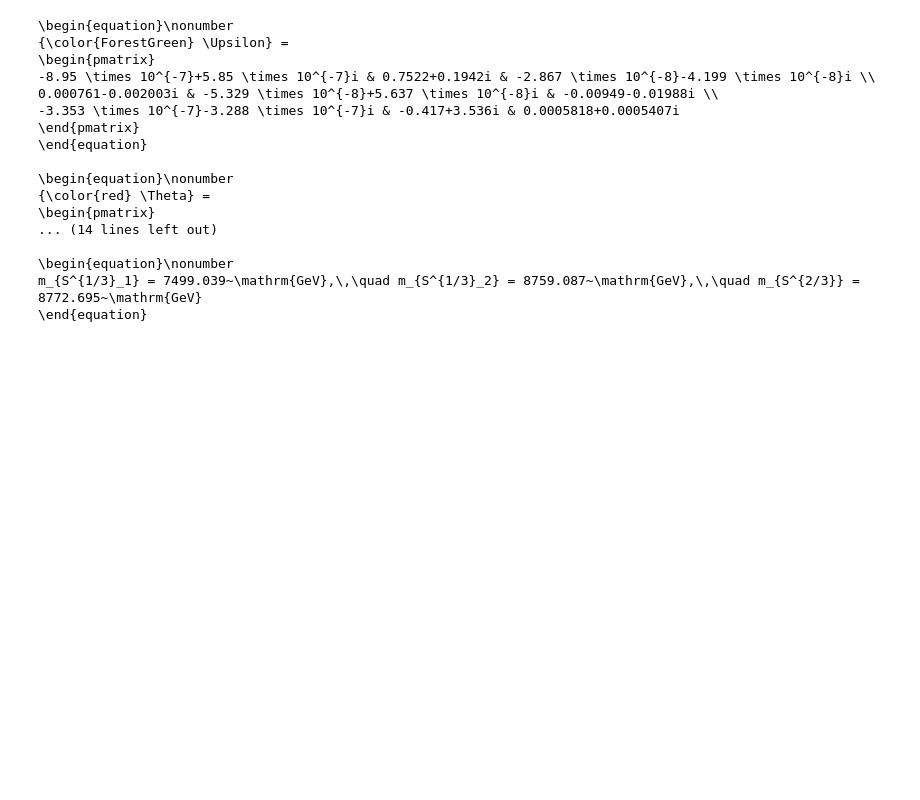
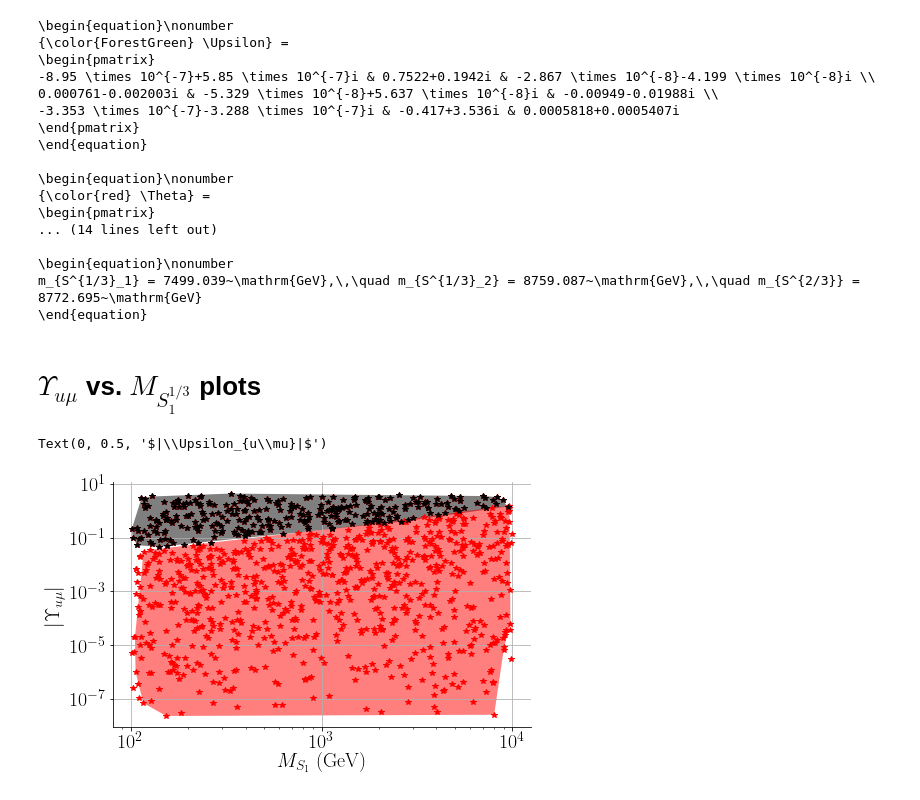
Before and after one commit to Mrazi09/LQ_collider_project, a Jupyter notebook: Plots/Plots.ipynb, the cells around one changed output. Cells and saved outputs as stored; diff of their text form; code cells hidden in the pictures; blank space fills up the shorter version.

```diff
--- a/Plots/Plots.ipynb
+++ b/Plots/Plots.ipynb
@@ -788,3 +919,44 @@ print("\\end{equation}")
 \begin{equation}\nonumber
 m_{S^{1/3}_1} = 7499.039~\mathrm{GeV},\,\quad m_{S^{1/3}_2} = 8759.087~\mathrm{GeV},\,\quad m_{S^{2/3}} = 8772.695~\mathrm{GeV}
 \end{equation}
+# %% [markdown]
+# $\Upsilon_{u\mu}$ vs. $M_{S_1^{1/3}}$ plots
+# %%
+mpl.rcParams['text.usetex']=True
+mpl.rcParams['text.latex.preamble'] = r'\usepackage{bm}'
+plt.rcParams.update({'font.size': 20})
+mpl.rcParams["legend.framealpha"] = 1.0
+mpl.rcParams['axes.spines.right'] = False
+mpl.rcParams['axes.spines.top'] = False
+mpl.rcParams["figure.figsize"] = [7.5, 4.5]
+# %%
+Data_coups = pd.read_csv('/home/felipe/JoaoPino/1-LQsCollider_project/Plots/Coupling_vs_mass_Xsec.csv', sep=',')
+Data_coups['Upsilon_abs'] = np.abs(Data_coups['RUpsilon'] + 1j*Data_coups['ImUpsilon'])
+Data_excluded = Data_coups.loc[(Data_coups['xsec_TChannel (fb)'] > 0.1)]
+Data_allowed = Data_coups.loc[(Data_coups['xsec_TChannel (fb)'] < 0.1)]
+
+
+mass_excl = Data_excluded['mS1'].to_numpy()
+coup_excl = Data_excluded['Upsilon_abs'].to_numpy()
+points_excl = np.array([[mass_excl[s], coup_excl[s]] for s in range(0,len(mass_excl))])
+hull_excl = ConvexHull(points_excl)
+
+mass_allowed = Data_allowed['mS1'].to_numpy()
+coup_allowed = Data_allowed['Upsilon_abs'].to_numpy()
+points_allowed = np.array([[mass_allowed[s], coup_allowed[s]] for s in range(0,len(mass_excl))])
+hull_allowed = ConvexHull(points_allowed)
+# %%
+
+plt.plot(Data_coups['mS1'], Data_coups['Upsilon_abs'], '*r')
+plt.plot(Data_excluded['mS1'], Data_excluded['Upsilon_abs'], '*k')
+plt.fill(points_excl[hull_excl.vertices,0], points_excl[hull_excl.vertices,1], 'k', alpha=0.5)
+plt.fill(points_allowed[hull_allowed.vertices,0], points_allowed[hull_allowed.vertices,1], 'r', alpha=0.5)
+
+plt.xscale('log')
+plt.yscale('log')
+plt.grid()
+plt.xlabel(r'$M_{S_1}~\mathrm{(GeV)}$')
+plt.ylabel(r'$|\Upsilon_{u\mu}|$')
+# %% [output]
+Text(0, 0.5, '$|\\Upsilon_{u\\mu}|$')
+[figure, added]
```
Also changed, not shown: parts of 7 cells of this notebook, 13 other files.
